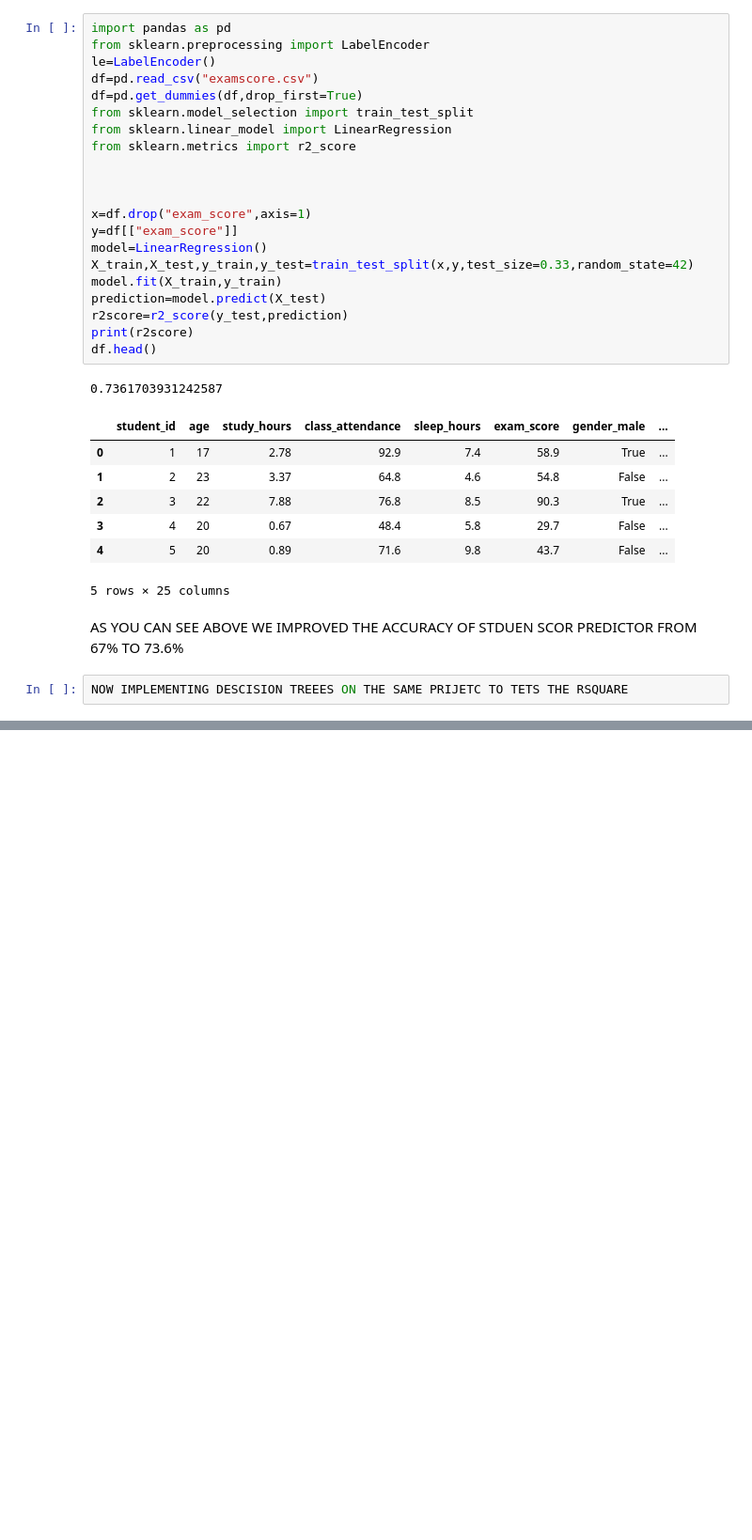
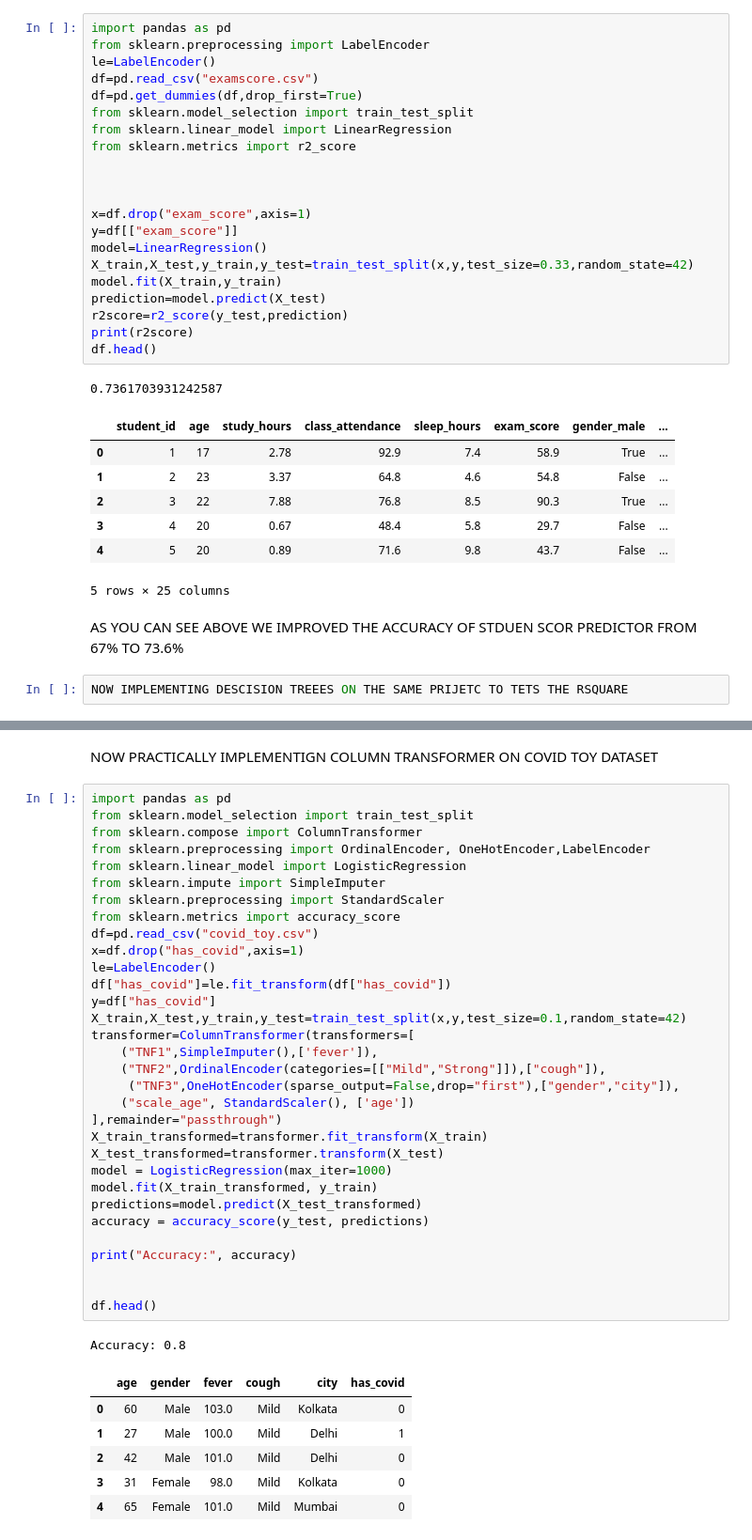
Before and after one commit to MRSE435/MACHINE-LEARNING-JOURNEY, a Jupyter notebook: DATAPROCESSING.ipynb, the cells around one changed output, grey strips where cells are left out. Shown at 94% size. Saved outputs shown, nothing was run; the diff lists cells and outputs as text; blank space fills up the shorter version.

```diff
--- a/DATAPROCESSING.ipynb
+++ b/DATAPROCESSING.ipynb
@@ -1055,0 +1310,42 @@ NOW IMPLEMENTING DESCISION TREEES ON THE SAME PRIJETC TO TETS THE RSQUARE
+# %% [markdown]
+NOW PRACTICALLY IMPLEMENTIGN COLUMN TRANSFORMER ON COVID TOY DATASET
+# %%
+import pandas as pd
+from sklearn.model_selection import train_test_split
+from sklearn.compose import ColumnTransformer
+from sklearn.preprocessing import OrdinalEncoder, OneHotEncoder,LabelEncoder
+from sklearn.linear_model import LogisticRegression
+from sklearn.impute import SimpleImputer
+from sklearn.preprocessing import StandardScaler
+from sklearn.metrics import accuracy_score
+df=pd.read_csv("covid_toy.csv")
+x=df.drop("has_covid",axis=1)
+le=LabelEncoder()
+df["has_covid"]=le.fit_transform(df["has_covid"])
+y=df["has_covid"]
+X_train,X_test,y_train,y_test=train_test_split(x,y,test_size=0.1,random_state=42)
+transformer=ColumnTransformer(transformers=[
+    ("TNF1",SimpleImputer(),['fever']),
+    ("TNF2",OrdinalEncoder(categories=[["Mild","Strong"]]),["cough"]),
+     ("TNF3",OneHotEncoder(sparse_output=False,drop="first"),["gender","city"]),
+    ("scale_age", StandardScaler(), ['age'])
+],remainder="passthrough")
+X_train_transformed=transformer.fit_transform(X_train)
+X_test_transformed=transformer.transform(X_test)
+model = LogisticRegression(max_iter=1000)
+model.fit(X_train_transformed, y_train)
+predictions=model.predict(X_test_transformed)
+accuracy = accuracy_score(y_test, predictions)
+
+print("Accuracy:", accuracy)
+
+
+df.head()
+# %% [output]
+Accuracy: 0.8
+|  | age | gender | fever | cough | city | has_covid |
+| 0 | 60 | Male | 103.0 | Mild | Kolkata | 0 |
+| 1 | 27 | Male | 100.0 | Mild | Delhi | 1 |
+| 2 | 42 | Male | 101.0 | Mild | Delhi | 0 |
+| 3 | 31 | Female | 98.0 | Mild | Kolkata | 0 |
+| 4 | 65 | Female | 101.0 | Mild | Mumbai | 0 |
```
Also changed, not shown: parts of 12 cells of this notebook, 3 other files.
